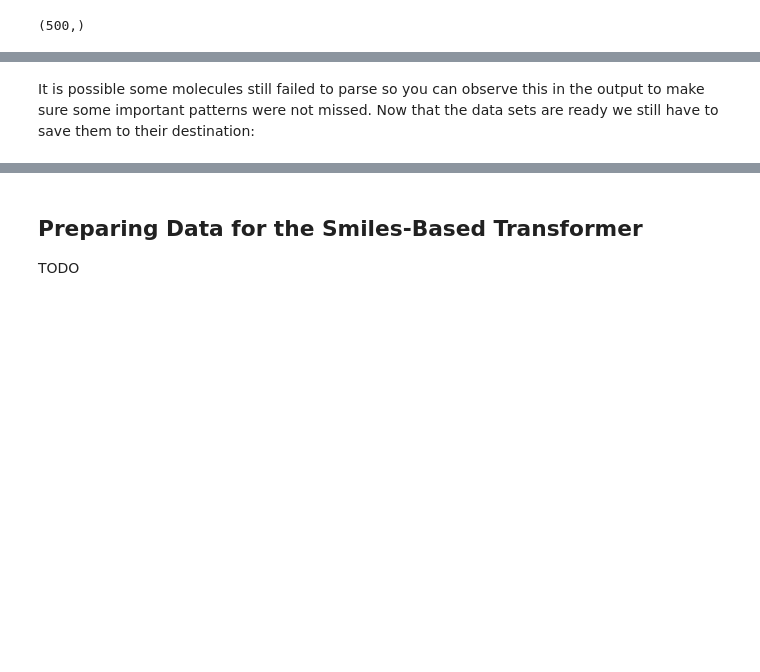
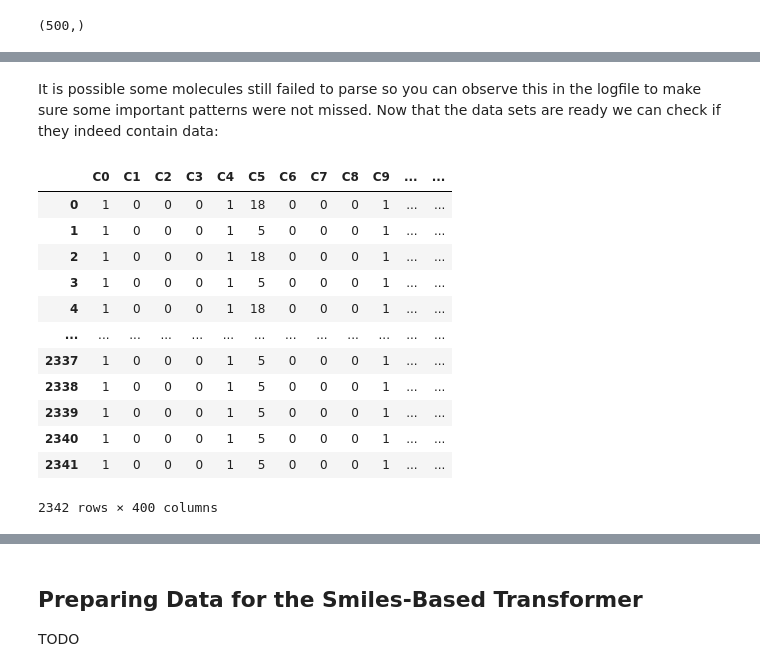
Before and after one commit to CDDLeiden/DrugEx, a Jupyter notebook: tutorial/datasets.ipynb, the cells around one changed output, grey strips where cells are left out. Drawn from its saved outputs; the diff is of its cells as text; code cells hidden in the pictures; blank space fills up the shorter version.

```diff
--- a/tutorial/datasets.ipynb
+++ b/tutorial/datasets.ipynb
@@ -67,0 +96,12 @@ Next, we create the empty data sets that will represent the corpus data generate
+# %%
+from drugex.data.datasets import GraphFragDataSet
+import os
+
+# create a dedicated directory for our graph data set files
+graph_input_folder = "data/sets/graph/"
+if not os.path.exists(graph_input_folder):
+    os.makedirs(graph_input_folder)
+
+# create empty data sets (we have to specify a path to a file where the data set will be saved)
+train = GraphFragDataSet(f"{graph_input_folder}/ligand_train.tsv", rewrite=True)
+test = GraphFragDataSet(f"{graph_input_folder}/ligand_test.tsv", rewrite=True)
@@ -68,15 +112,3 @@ Next, we create the empty data sets that will represent the corpus data generate
 # %%
-from drugex.data.datasets import GraphFragDataSet
-import os
-
-# create the directory for our input files
-graph_input_folder = "data/model_inputs/graph/"
-if not os.path.exists(graph_input_folder):
-    os.makedirs(graph_input_folder)
-
-# create empty data sets (we can specify a path to a file where the data set can be saved)
-train = GraphFragDataSet(f"{graph_input_folder}/ligand_train.tsv")
-test = GraphFragDataSet(f"{graph_input_folder}/ligand_test.tsv")
-
 # apply the encoder and collect data (test data is collected first)
-encoder.apply(smiles, encodingCollectors=[test, train])
+encoder.apply(list(smiles), encodingCollectors=[test, train])
@@ -101,5 +115,18 @@ An exception occurred when converting molecule data: CCNC(=O)C1OC(n2cnc3c(NCCCCC
 # %% [markdown]
-It is possible some molecules still failed to parse so you can observe this in the output to make sure some important patterns were not missed. Now that the data sets are ready we still have to save them to their destination:
+It is possible some molecules still failed to parse so you can observe this in the logfile to make sure some important patterns were not missed. Now that the data sets are ready we can check if they indeed contain data:
 # %%
-train.save()
-test.save()
+train.getData()
+# %% [output]
+|  | C0 | C1 | C2 | C3 | C4 | C5 | C6 | C7 | C8 | C9 | ... | ... |
+| 0 | 1 | 0 | 0 | 0 | 1 | 18 | 0 | 0 | 0 | 1 | ... | ... |
+| 1 | 1 | 0 | 0 | 0 | 1 | 5 | 0 | 0 | 0 | 1 | ... | ... |
+| 2 | 1 | 0 | 0 | 0 | 1 | 18 | 0 | 0 | 0 | 1 | ... | ... |
+| 3 | 1 | 0 | 0 | 0 | 1 | 5 | 0 | 0 | 0 | 1 | ... | ... |
+| 4 | 1 | 0 | 0 | 0 | 1 | 18 | 0 | 0 | 0 | 1 | ... | ... |
+| ... | ... | ... | ... | ... | ... | ... | ... | ... | ... | ... | ... | ... |
+| 2337 | 1 | 0 | 0 | 0 | 1 | 5 | 0 | 0 | 0 | 1 | ... | ... |
+| 2338 | 1 | 0 | 0 | 0 | 1 | 5 | 0 | 0 | 0 | 1 | ... | ... |
+| 2339 | 1 | 0 | 0 | 0 | 1 | 5 | 0 | 0 | 0 | 1 | ... | ... |
+| 2340 | 1 | 0 | 0 | 0 | 1 | 5 | 0 | 0 | 0 | 1 | ... | ... |
+| 2341 | 1 | 0 | 0 | 0 | 1 | 5 | 0 | 0 | 0 | 1 | ... | ... |
+2342 rows × 400 columns
```
Also changed, not shown: parts of 20 cells of this notebook, 7 other files.
